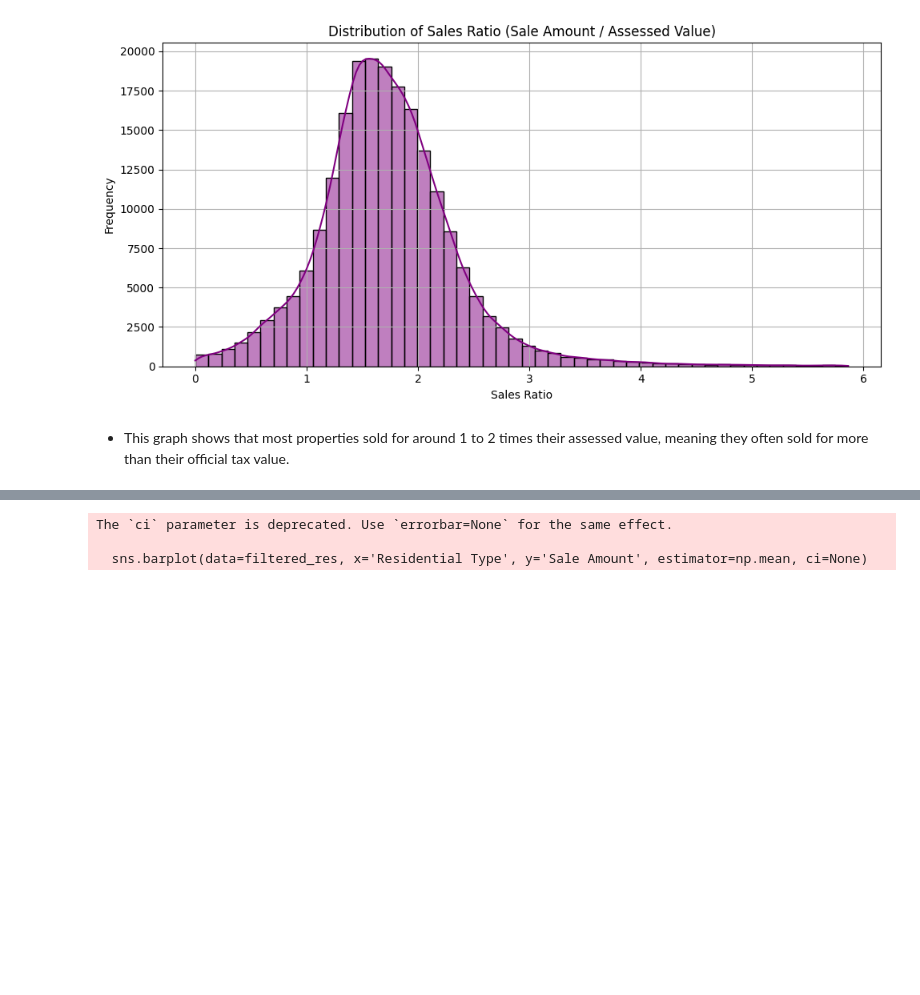
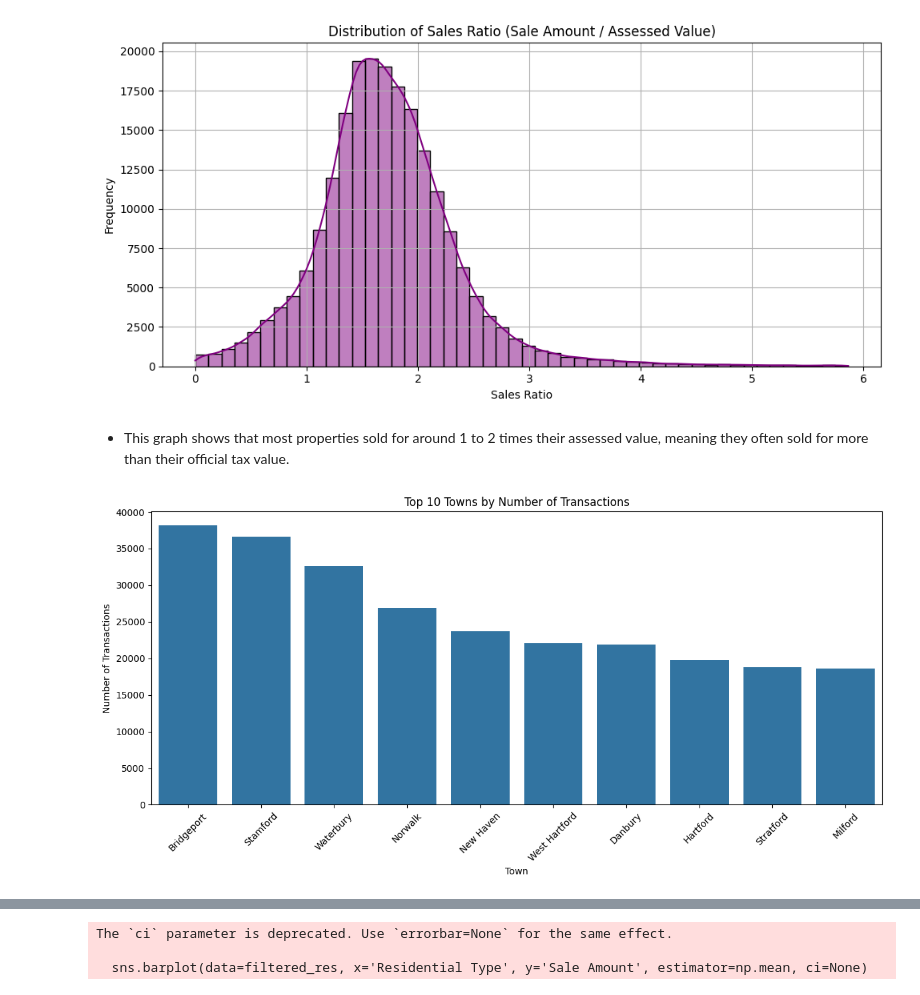
Before and after one commit to kthanikonda/DataWithPython, a Jupyter notebook: Real_Estate_Project-2.ipynb, the cells around one changed output, grey strips where cells are left out. Saved outputs shown, nothing was run; the diff lists cells and outputs as text; code cells hidden in the pictures; blank space fills up the shorter version.

```diff
--- a/Real_Estate_Project-2.ipynb
+++ b/Real_Estate_Project-2.ipynb
@@ -599,3 +599,16 @@ For example, when doing 'df[col].method(value, inplace=True)', try using 'df.met
 [figure]
 # %% [markdown]
 * This graph shows that most properties sold for around 1 to 2 times their assessed value, meaning they often sold for more than their official tax value.
+# %%
+# 1. Top 10 Towns by Number of Transactions
+top_towns = df['Town'].value_counts().head(10)
+plt.figure(figsize=(12, 6))
+sns.barplot(x=top_towns.index, y=top_towns.values)
+plt.title("Top 10 Towns by Number of Transactions")
+plt.xlabel("Town")
+plt.ylabel("Number of Transactions")
+plt.xticks(rotation=45)
+plt.tight_layout()
+plt.show()
+# %% [output]
+[figure, added]
```
Also changed, not shown: parts of 5 cells of this notebook.
